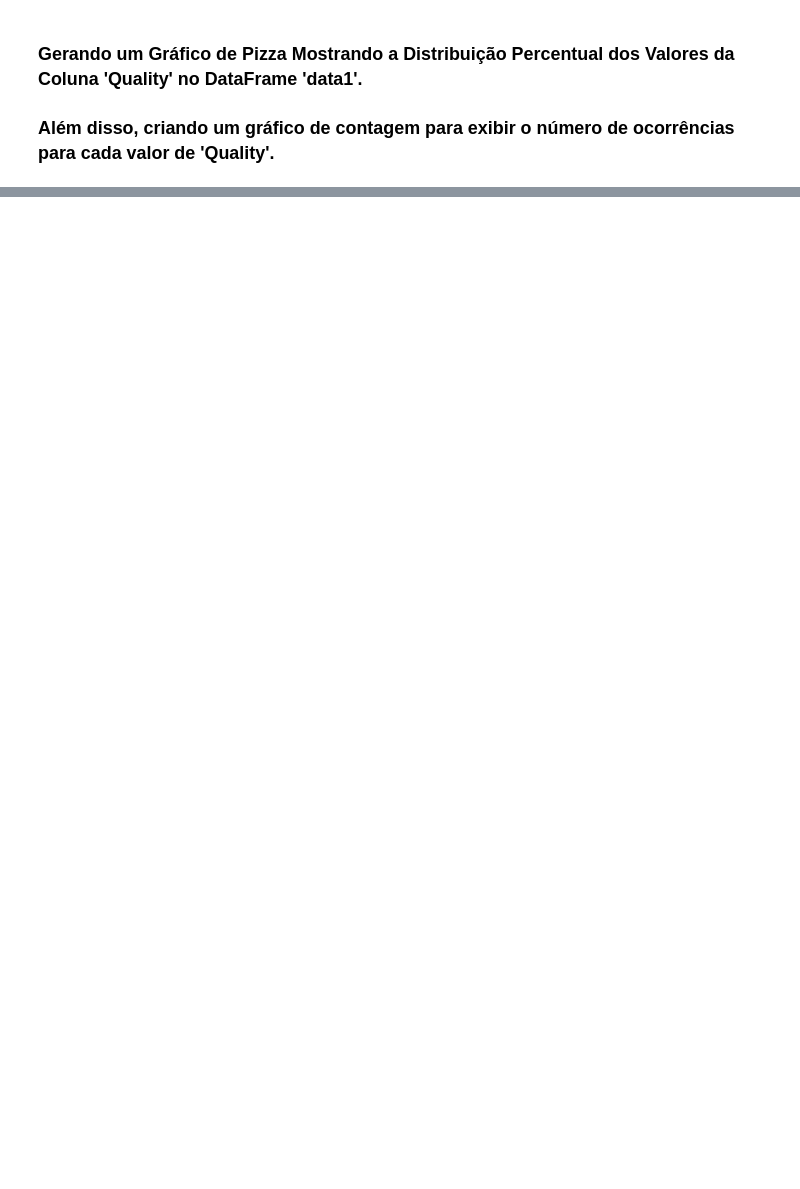
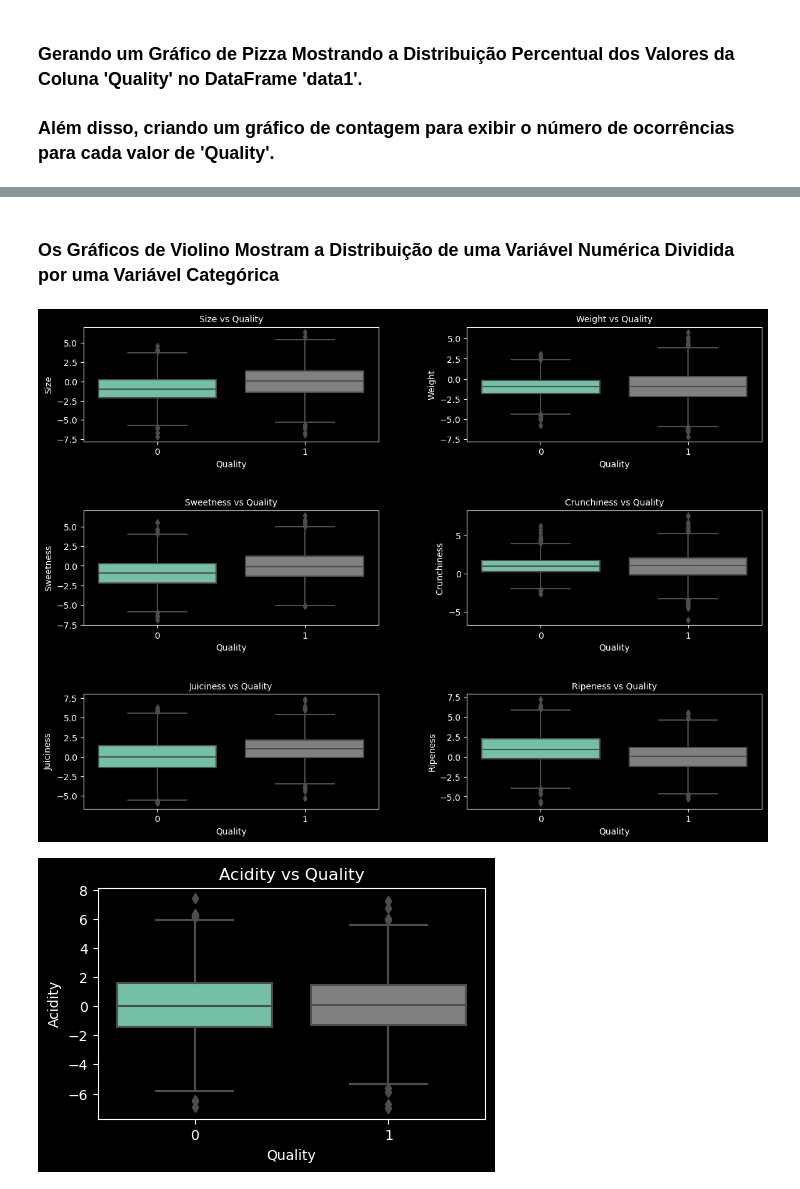
Before and after one commit to JonathaVaz/Classificacao_de_Macas_Machine_Learning, a Jupyter notebook: Machine Learning - Classificação de Maças 3 (Direto ao Ponto).ipynb, the cells around one changed output, grey strips where cells are left out. Saved outputs shown, nothing was run; the diff lists cells and outputs as text; code cells hidden in the pictures; blank space fills up the shorter version.

```diff
--- a/Machine Learning - Classificação de Maças 3 (Direto ao Ponto).ipynb
+++ b/Machine Learning - Classificação de Maças 3 (Direto ao Ponto).ipynb
@@ -224,0 +297,25 @@ plt.show()
+# %% [markdown]
+### **Os Gráficos de Violino Mostram a Distribuição de uma Variável Numérica Dividida por uma Variável Categórica**
+# %%
+fig, ax = plt.subplots(nrows = 3 ,ncols = 2,figsize = (14,10))
+plt.subplots_adjust(wspace=0.3, hspace=0.6)
+
+
+for i in range(len(features[:6])):
+
+    plt.subplot(3,2,i+1)
+    ax = sns.boxplot(x = 'Quality',y = features[i],data = data1, palette = colors)
+    title = features[i] + ' vs Quality'
+    plt.title(title, fontsize=10)
+
+plt.show()
+
+
+plt.subplots(figsize=(5,3))
+sns.boxplot(x = 'Quality',y = 'Acidity' ,data = data1, palette = colors)
+title = 'Acidity vs Quality'
+plt.title(title)
+plt.show()
+# %% [output]
+[figure, added]
+[figure, added]
```
Also changed, not shown: parts of 54 cells of this notebook.
